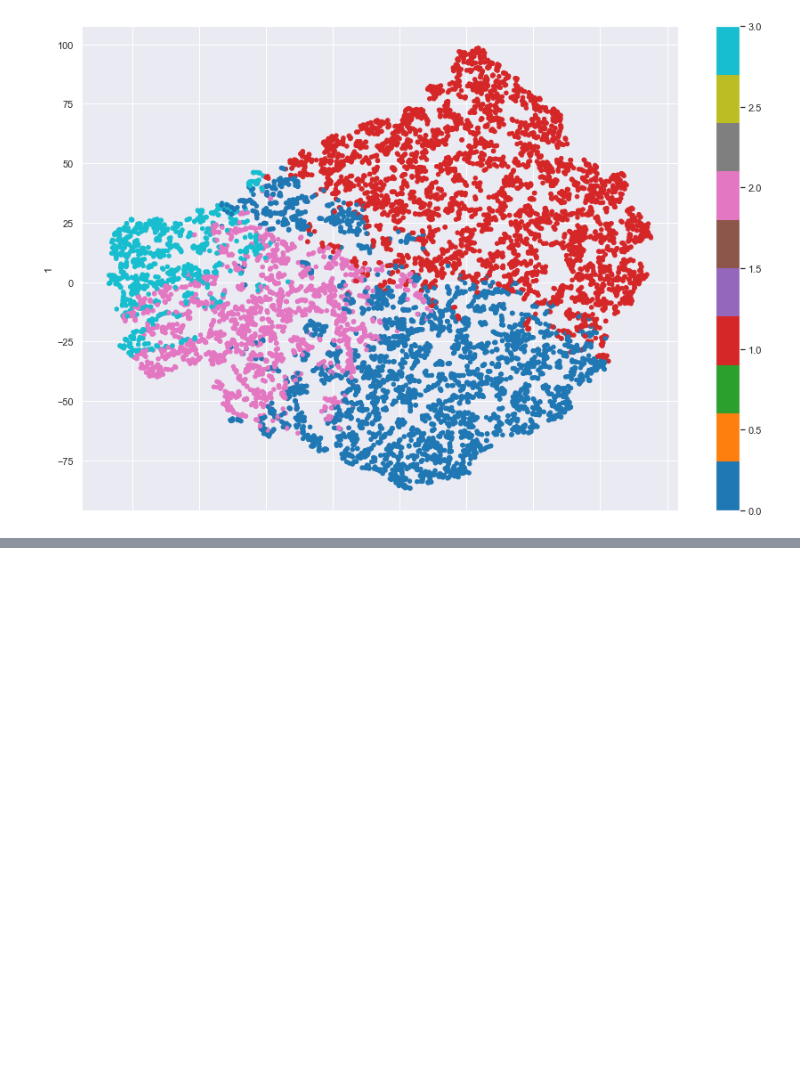
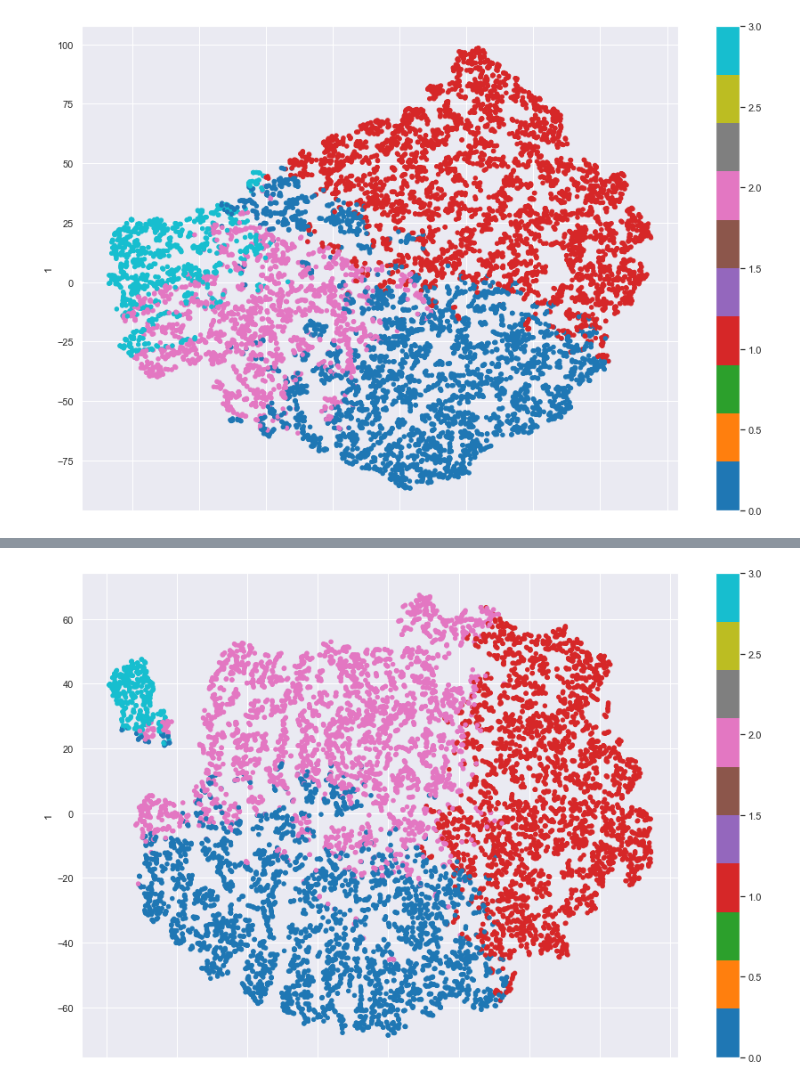
Before and after one commit to diogobulhosa/BC1, a Jupyter notebook: scripts/kmeans_analysis_product.ipynb, the cells around one changed output, grey strips where cells are left out. Cells and saved outputs as stored; diff of their text form; code cells hidden in the pictures; blank space fills up the shorter version.

```diff
--- a/scripts/kmeans_analysis_product.ipynb
+++ b/scripts/kmeans_analysis_product.ipynb
@@ -320,0 +449,9 @@ plt.show()
+# %%
+# This is step can be quite time consuming
+two_dim = TSNE(random_state=42).fit_transform(km_St[client_features])
+
+# t-SNE visualization
+pd.DataFrame(two_dim).plot.scatter(x=0, y=1, c=km_St['km_labels'], colormap='tab10', figsize=(15,10))
+plt.show()
+# %% [output]
+[figure, added]
```
Also changed, not shown: parts of 15 cells of this notebook.
